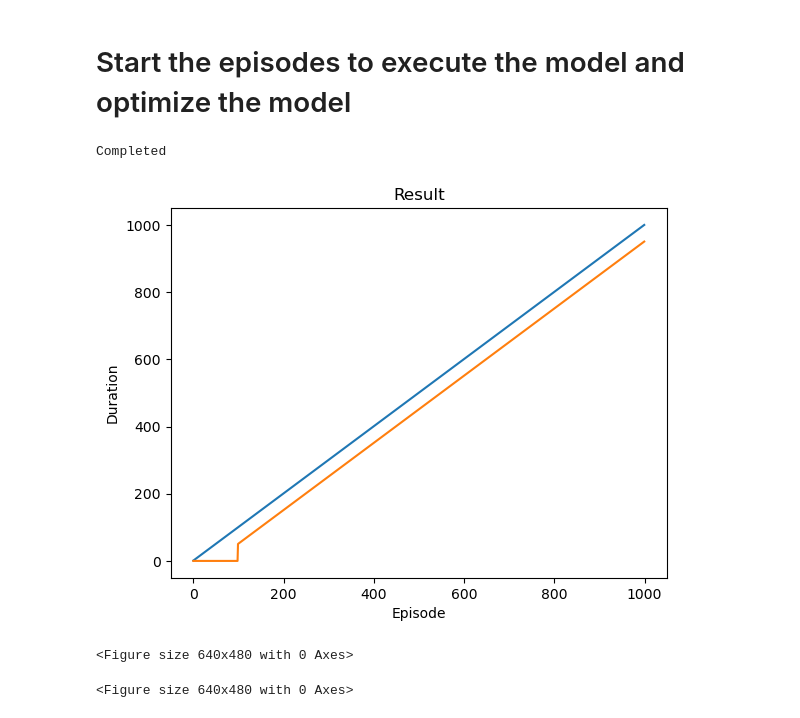
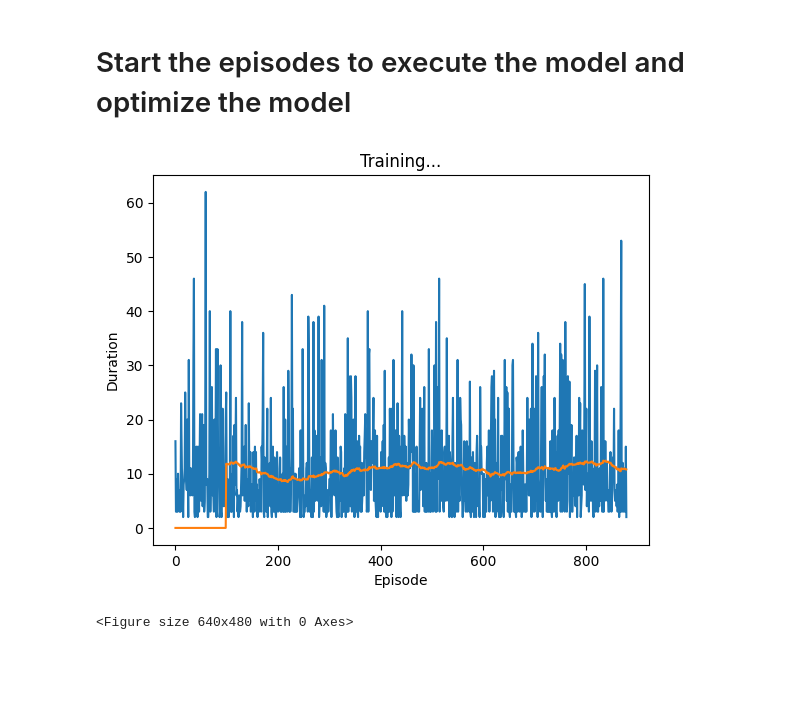
Before and after one commit to ritikjain51/open-AI-GYM, a Jupyter notebook: Deep Q-Learning using PyTorch.ipynb, the cells around one changed output. Saved outputs shown, nothing was run; the diff lists cells and outputs as text; code cells hidden in the pictures; blank space fills up the shorter version.

```diff
--- a/Deep Q-Learning using PyTorch.ipynb
+++ b/Deep Q-Learning using PyTorch.ipynb
@@ -134,7 +136,7 @@ episode_durations = []
 
 
 def plot_durations(show_result=False):
-    plt.figure(1)
+    plt.figure(1, figsize=(15, 10))
     durations_t = torch.tensor(episode_durations, dtype=torch.float)
     if show_result:
         plt.title('Result')
@@ -219,50 +221,47 @@ N_EPOCHS = 1000
 # %%
 for epoch in range(N_EPOCHS):
     state, info = env.reset()
-    done = False
+    done, count = False, 0
     while not done:
 
         # Get the actions
         action = select_action(state)
 
         next_state, reward, terminate, truncate, *_ = env.step(action.item())
         done = truncate or terminate
 
         # Next State None if terminated
         next_state = None if terminate else torch.tensor(next_state, dtype=torch.float32)
-        if terminate and reward == 0:
-            reward = -1
 
         # Pushing transition to replay_buffer
         replay_buffer.push(state, action, next_state, reward, terminate)
         state = next_state
 
         # Model training
         train_model()
 
-        # Updating weights for target net
-        policy_net_state_dict = policy_net.state_dict()
-        target_net_state_dict = target_net.state_dict()
 
-        for key, val in policy_net_state_dict.items():
-            target_net_state_dict[key] = val * TAU + target_net_state_dict[key] * (1-TAU)
-
-        target_net.load_state_dict(target_net_state_dict)
-
+        count += 1
         # Plot the losses
         if done:
-            episode_durations.append(epoch + 1)
+            episode_durations.append(count)
             plot_durations()
+    # Updating weights for target net
+    policy_net_state_dict = policy_net.state_dict()
+    target_net_state_dict = target_net.state_dict()
+
+    for key, val in policy_net_state_dict.items():
+        target_net_state_dict[key] = val * TAU + target_net_state_dict[key] * (1-TAU)
+
+    target_net.load_state_dict(target_net_state_dict)
 
 print("Completed")
 plot_durations(True)
 plt.ioff()
 plt.show()
 # %% [output]
+[figure, new version]
-Completed
+<Figure size 640x480 with 0 Axes>
-[figure, old version]
-<Figure size 640x480 with 0 Axes>
-<Figure size 640x480 with 0 Axes>
 # %%
 for i in range(10):
     state, _ = env.reset()
```
Also changed, not shown: parts of 3 cells of this notebook, 1 other file.
